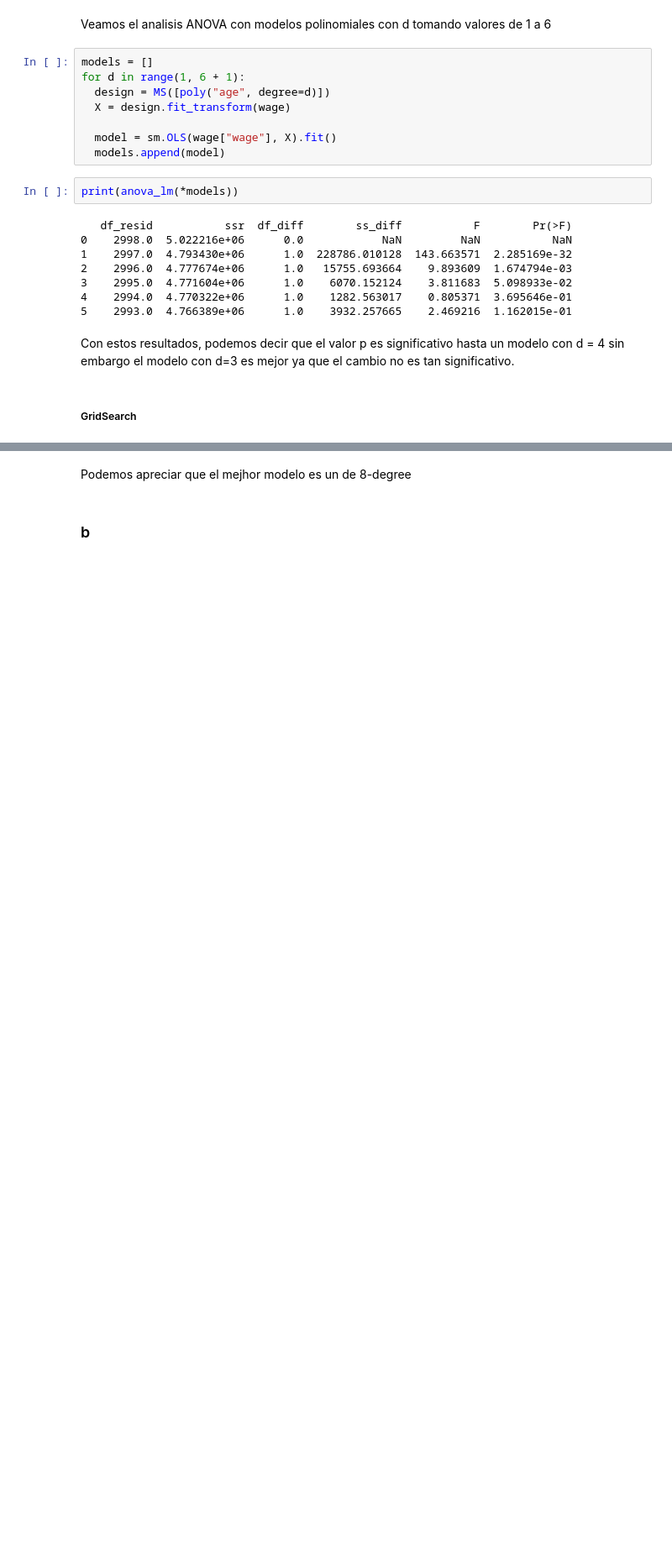
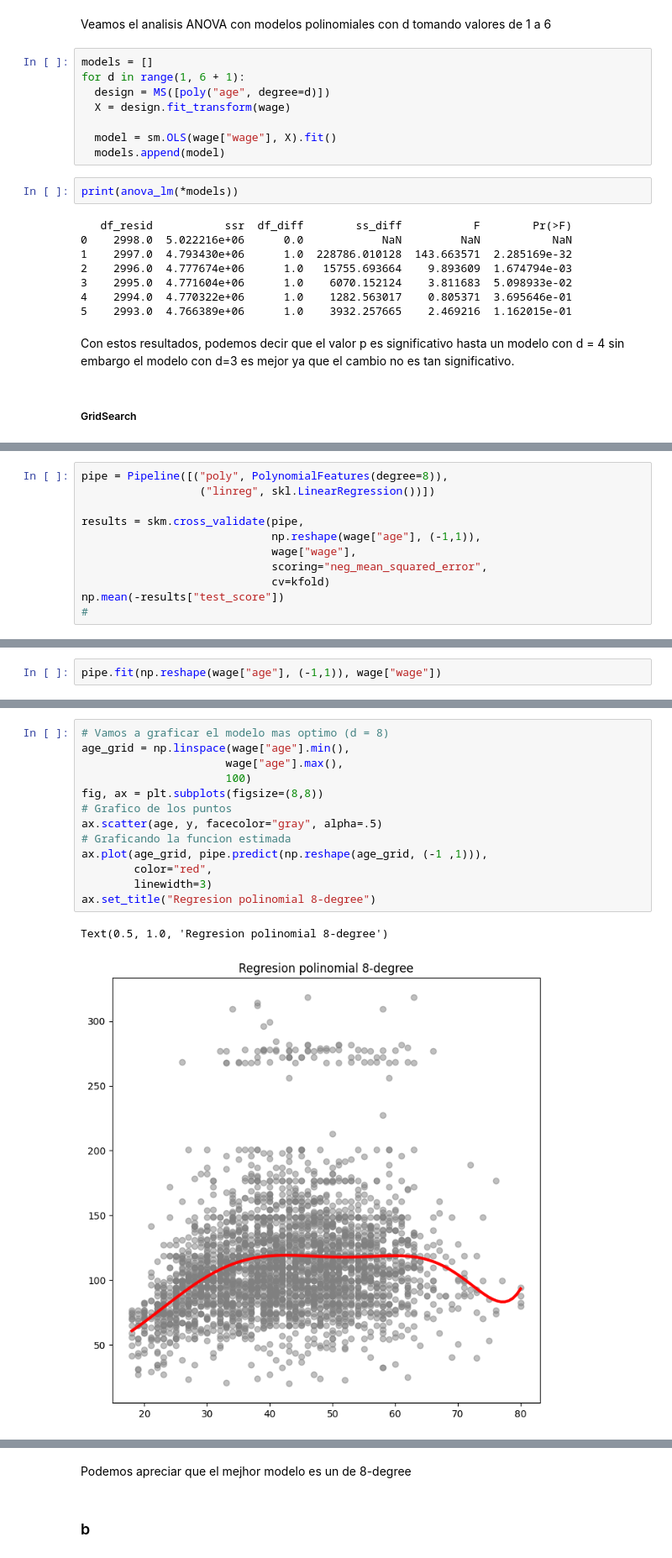
Before and after one commit to chuancao26/islp, a Jupyter notebook: nonLinearExercices.ipynb, the cells around one changed output, grey strips where cells are left out. Shown at 84% size. Cells and saved outputs as stored; diff of their text form; blank space fills up the shorter version.

```diff
--- a/nonLinearExercices.ipynb
+++ b/nonLinearExercices.ipynb
@@ -255,0 +266,11 @@ np.float64(0.08474942669380907)
+# %%
+pipe = Pipeline([("poly", PolynomialFeatures(degree=8)),
+                  ("linreg", skl.LinearRegression())])
+
+results = skm.cross_validate(pipe,
+                             np.reshape(wage["age"], (-1,1)),
+                             wage["wage"],
+                             scoring="neg_mean_squared_error",
+                             cv=kfold)
+np.mean(-results["test_score"])
+#
@@ -255,0 +279,2 @@ np.float64(0.08474942669380907)
+# %%
+pipe.fit(np.reshape(wage["age"], (-1,1)), wage["wage"])
@@ -255,0 +299,16 @@ np.float64(0.08474942669380907)
+# %%
+# Vamos a graficar el modelo mas optimo (d = 8)
+age_grid = np.linspace(wage["age"].min(),
+                      wage["age"].max(),
+                      100)
+fig, ax = plt.subplots(figsize=(8,8))
+# Grafico de los puntos
+ax.scatter(age, y, facecolor="gray", alpha=.5)
+# Graficando la funcion estimada
+ax.plot(age_grid, pipe.predict(np.reshape(age_grid, (-1 ,1))),
+        color="red",
+        linewidth=3)
+ax.set_title("Regresion polinomial 8-degree")
+# %% [output]
+Text(0.5, 1.0, 'Regresion polinomial 8-degree')
+[figure, added]
```
Also changed, not shown: parts of 16 cells of this notebook.
